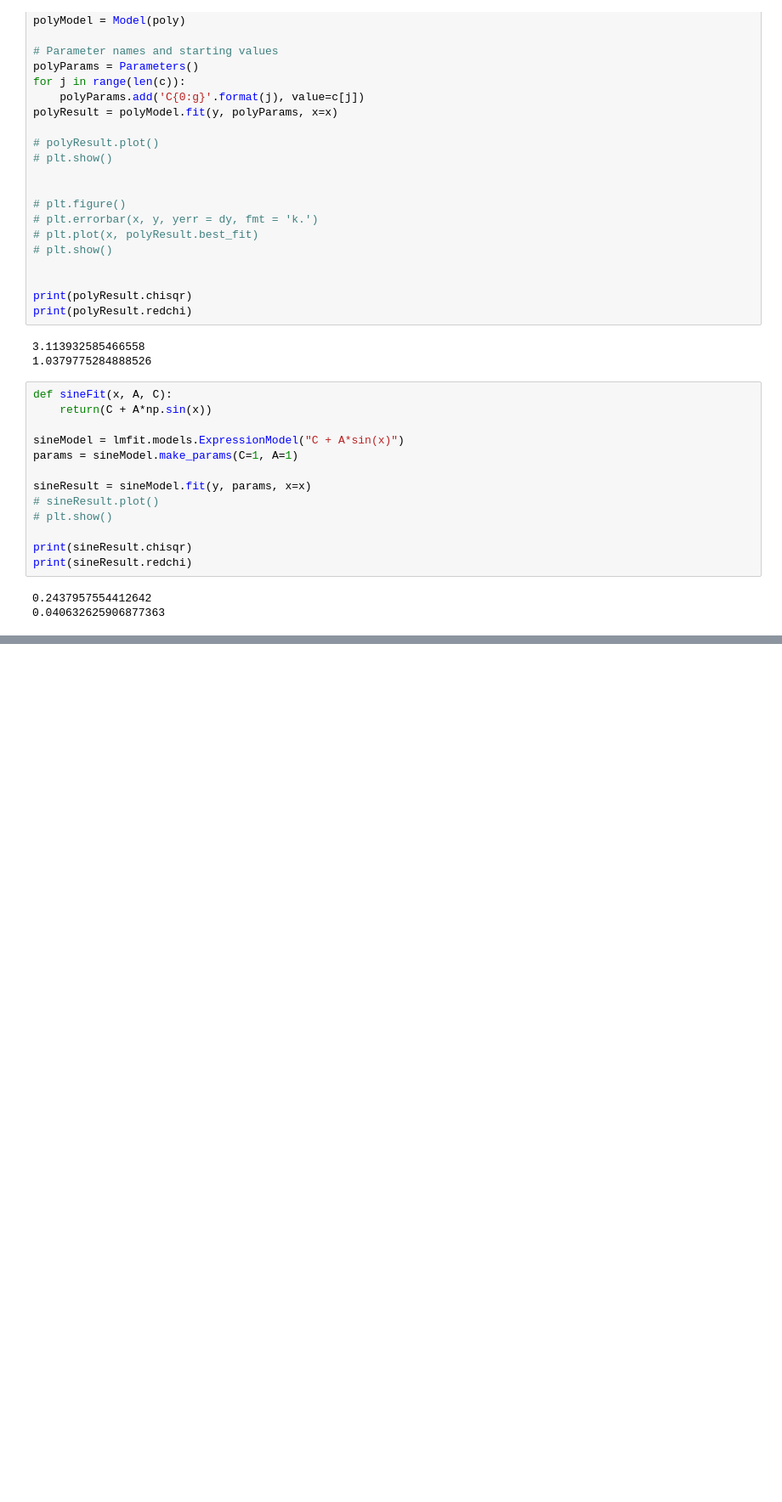
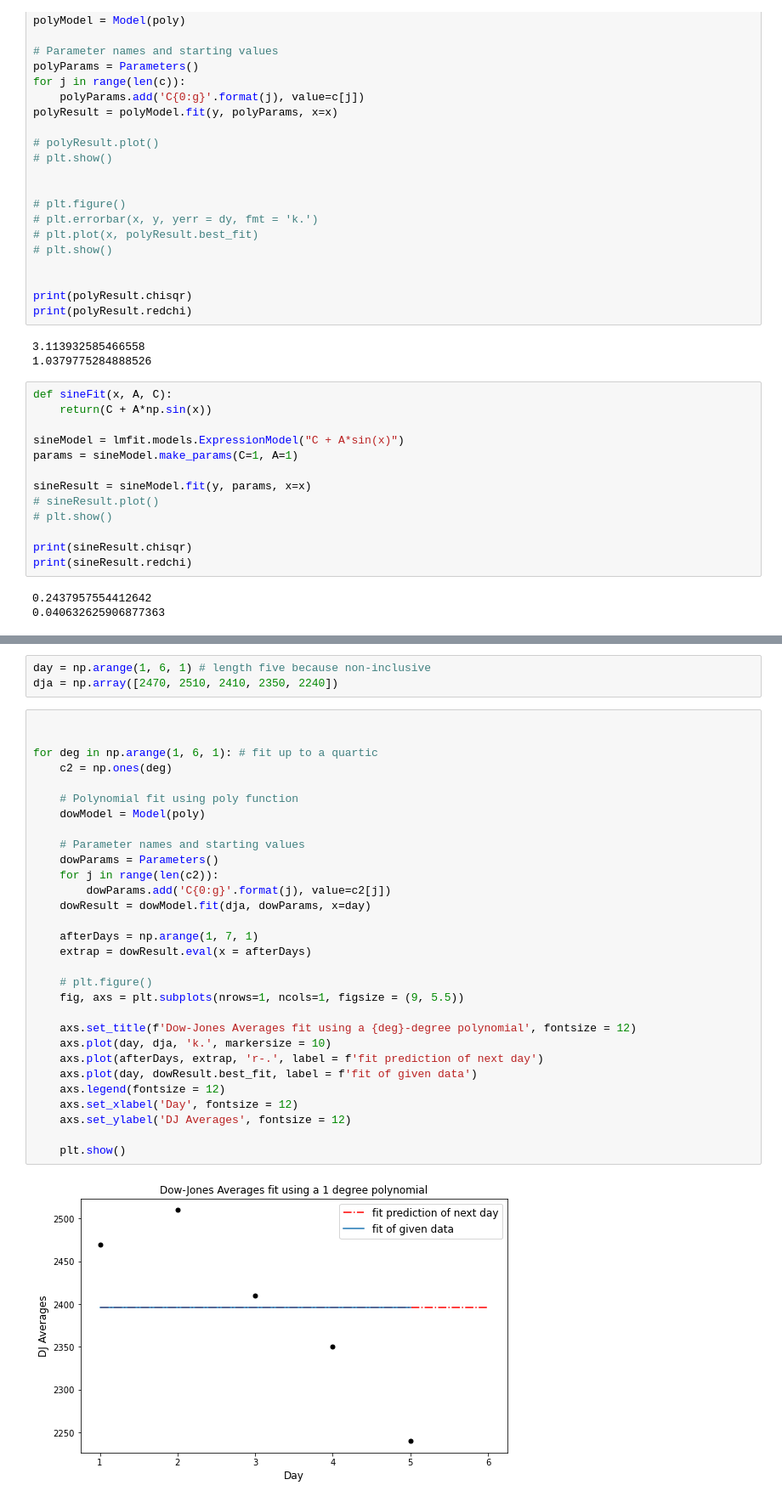
Before and after one commit to SushiSuperposition/ProfHurst_PHYS240_Sp23, a Jupyter notebook: Pruitt/HW7Pruitt.ipynb, the cells around one changed output, grey strips where cells are left out. Shown at 85% size. Cells and saved outputs as stored; diff of their text form; blank space fills up the shorter version.

```diff
--- a/Pruitt/HW7Pruitt.ipynb
+++ b/Pruitt/HW7Pruitt.ipynb
@@ -113,0 +98,35 @@ plt.show()
+# %%
+day = np.arange(1, 6, 1) # length five because non-inclusive
+dja = np.array([2470, 2510, 2410, 2350, 2240])
+# %%
+
+
+for deg in np.arange(1, 6, 1): # fit up to a quartic
+    c2 = np.ones(deg)
+
+    # Polynomial fit using poly function
+    dowModel = Model(poly)
+
+    # Parameter names and starting values
+    dowParams = Parameters()
+    for j in range(len(c2)):
+        dowParams.add('C{0:g}'.format(j), value=c2[j])
+    dowResult = dowModel.fit(dja, dowParams, x=day)
+
+    afterDays = np.arange(1, 7, 1)
+    extrap = dowResult.eval(x = afterDays)
+
+    # plt.figure()
+    fig, axs = plt.subplots(nrows=1, ncols=1, figsize = (9, 5.5))
+
+    axs.set_title(f'Dow-Jones Averages fit using a {deg}-degree polynomial', fontsize = 12)
+    axs.plot(day, dja, 'k.', markersize = 10)
+    axs.plot(afterDays, extrap, 'r-.', label = f'fit prediction of next day')
+    axs.plot(day, dowResult.best_fit, label = f'fit of given data')
+    axs.legend(fontsize = 12)
+    axs.set_xlabel('Day', fontsize = 12)
+    axs.set_ylabel('DJ Averages', fontsize = 12)
+
+    plt.show()
+# %% [output]
+[figure, added]
```
Also changed, not shown: parts of 6 cells of this notebook.
